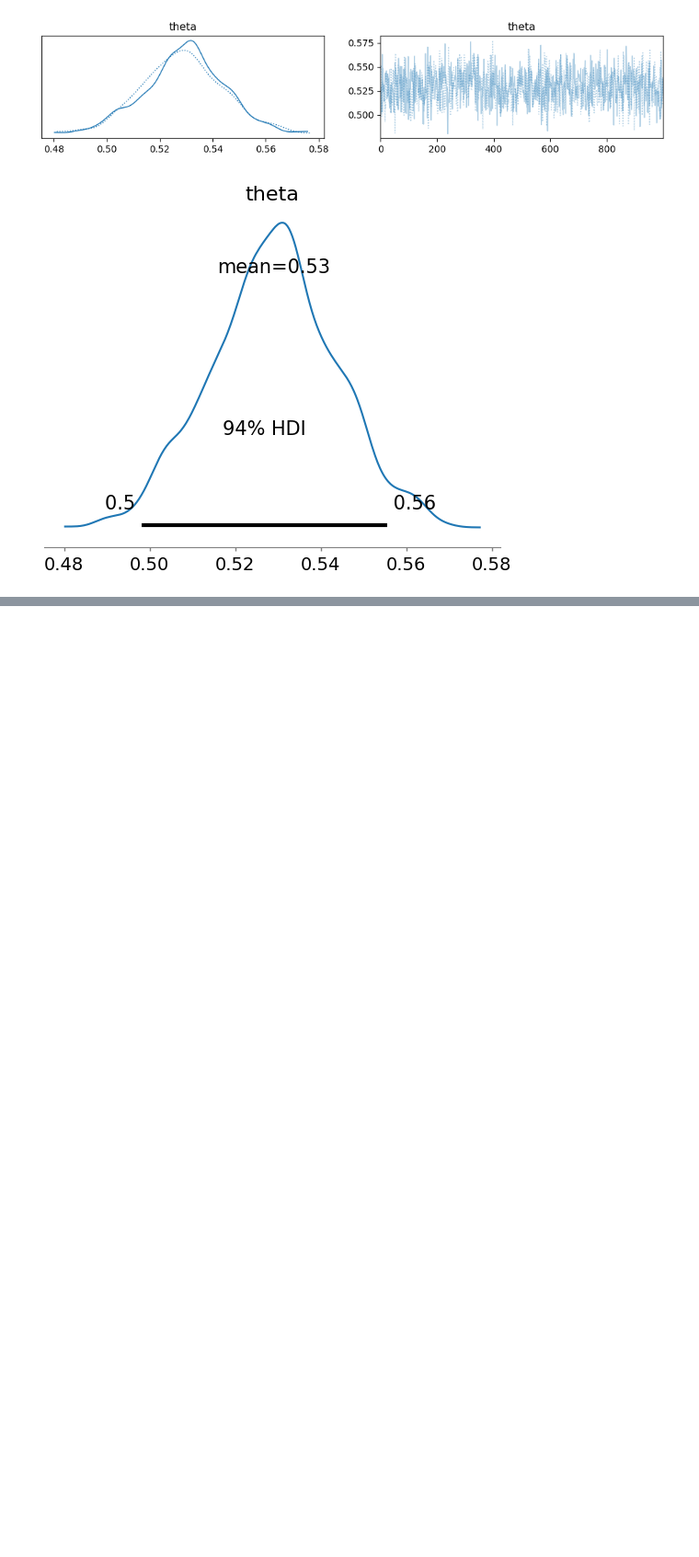
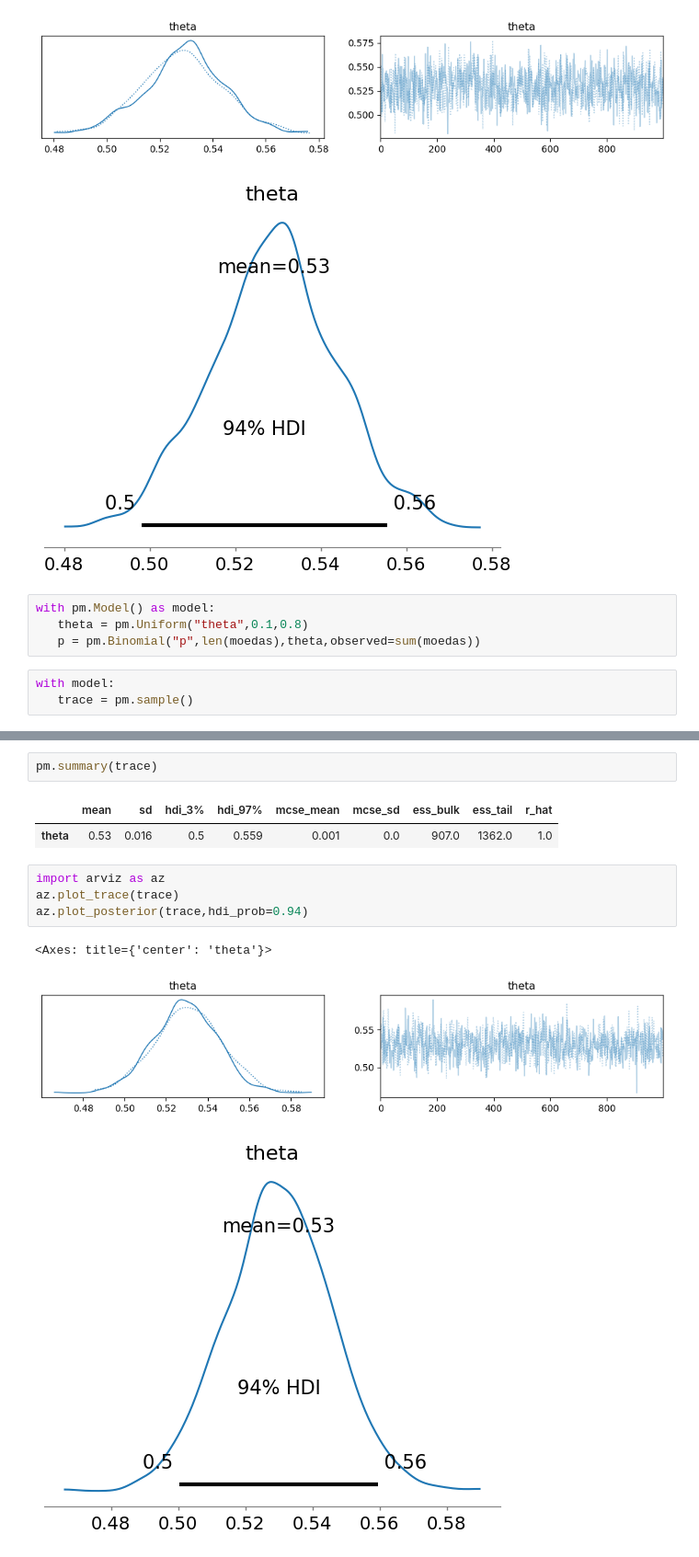
Before and after one commit to Thalitarouth/Modelos-preditivos, a Jupyter notebook: primeira_aula.ipynb, the cells around one changed output, grey strips where cells are left out. Shown at 92% size. Drawn from its saved outputs; the diff is of its cells as text; blank space fills up the shorter version.

```diff
--- a/primeira_aula.ipynb
+++ b/primeira_aula.ipynb
@@ -130,3 +129,10 @@ az.plot_posterior(trace,hdi_prob=0.94)
 <Axes: title={'center': 'theta'}>
 [figure]
 [figure]
+# %%
+with pm.Model() as model:
+   theta = pm.Uniform("theta",0.1,0.8)
+   p = pm.Binomial("p",len(moedas),theta,observed=sum(moedas))
+# %%
+with model:
+   trace = pm.sample()
@@ -132,0 +142,13 @@ az.plot_posterior(trace,hdi_prob=0.94)
+# %%
+pm.summary(trace)
+# %% [output]
+|  | mean | sd | hdi_3% | hdi_97% | mcse_mean | mcse_sd | ess_bulk | ess_tail | r_hat |
+| theta | 0.53 | 0.016 | 0.5 | 0.559 | 0.001 | 0.0 | 907.0 | 1362.0 | 1.0 |
+# %%
+import arviz as az
+az.plot_trace(trace)
+az.plot_posterior(trace,hdi_prob=0.94)
+# %% [output]
+<Axes: title={'center': 'theta'}>
+[figure, added]
+[figure, added]
```
Also changed, not shown: parts of 2 cells of this notebook.
